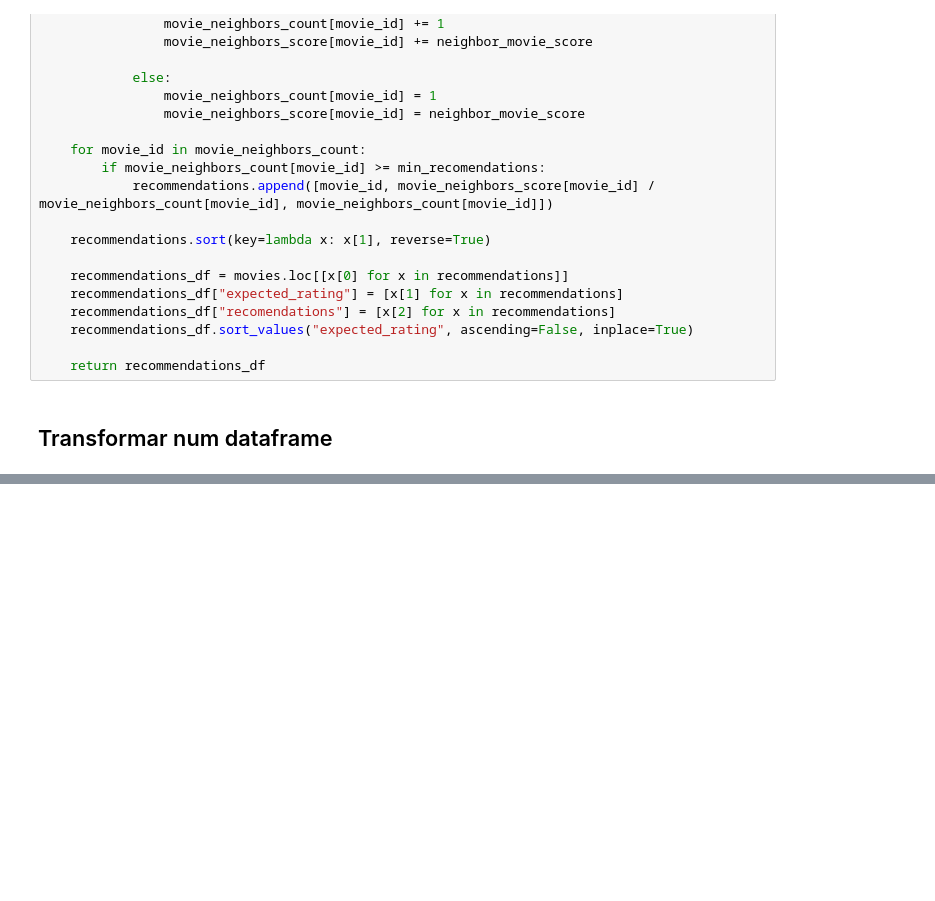
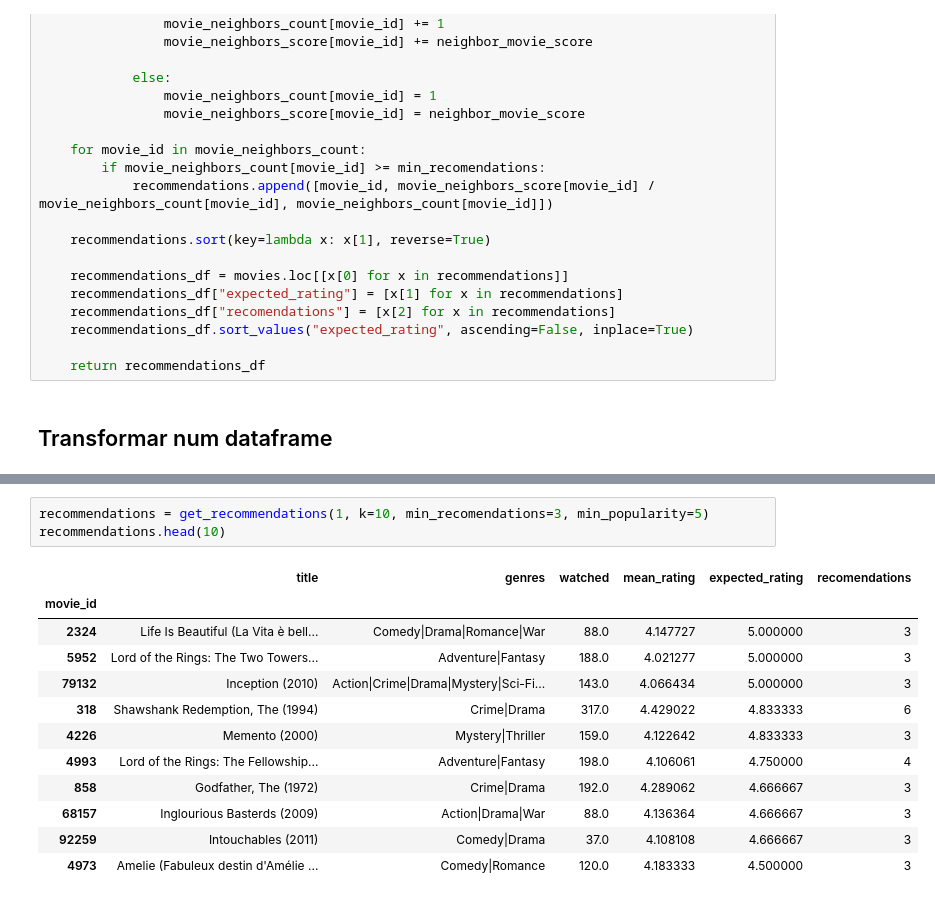
Before and after one commit to headyschwi/movie_recomendation, a Jupyter notebook: main.ipynb, the cells around one changed output, grey strips where cells are left out. Saved outputs shown, nothing was run; the diff lists cells and outputs as text; blank space fills up the shorter version.

```diff
--- a/main.ipynb
+++ b/main.ipynb
@@ -125,0 +207,16 @@ recommendations.head(10)
+# %%
+recommendations = get_recommendations(1, k=10, min_recomendations=3, min_popularity=5)
+recommendations.head(10)
+# %% [output]
+|  | title | genres | watched | mean_rating | expected_rating | recomendations |
+| movie_id |  |  |  |  |  |  |
+| 2324 | Life Is Beautiful (La Vita è bell... | Comedy|Drama|Romance|War | 88.0 | 4.147727 | 5.000000 | 3 |
+| 5952 | Lord of the Rings: The Two Towers... | Adventure|Fantasy | 188.0 | 4.021277 | 5.000000 | 3 |
+| 79132 | Inception (2010) | Action|Crime|Drama|Mystery|Sci-Fi... | 143.0 | 4.066434 | 5.000000 | 3 |
+| 318 | Shawshank Redemption, The (1994) | Crime|Drama | 317.0 | 4.429022 | 4.833333 | 6 |
+| 4226 | Memento (2000) | Mystery|Thriller | 159.0 | 4.122642 | 4.833333 | 3 |
+| 4993 | Lord of the Rings: The Fellowship... | Adventure|Fantasy | 198.0 | 4.106061 | 4.750000 | 4 |
+| 858 | Godfather, The (1972) | Crime|Drama | 192.0 | 4.289062 | 4.666667 | 3 |
+| 68157 | Inglourious Basterds (2009) | Action|Drama|War | 88.0 | 4.136364 | 4.666667 | 3 |
+| 92259 | Intouchables (2011) | Comedy|Drama | 37.0 | 4.108108 | 4.666667 | 3 |
+| 4973 | Amelie (Fabuleux destin d'Amélie ... | Comedy|Romance | 120.0 | 4.183333 | 4.500000 | 3 |
```
Also changed, not shown: parts of 12 cells of this notebook.
